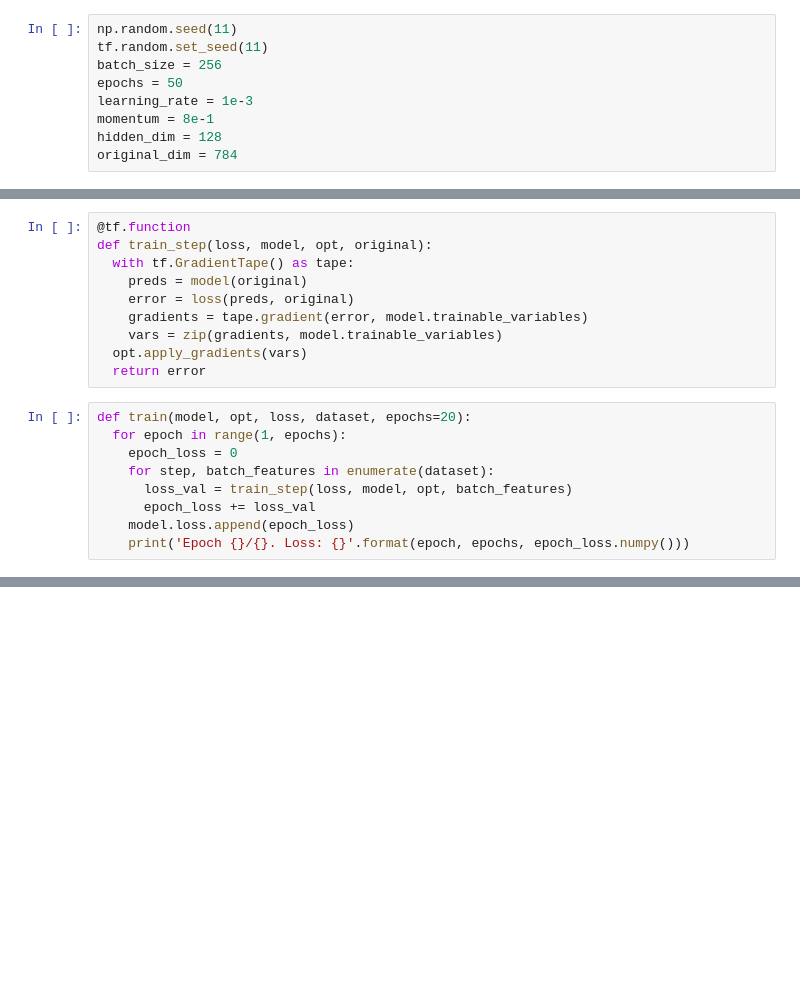
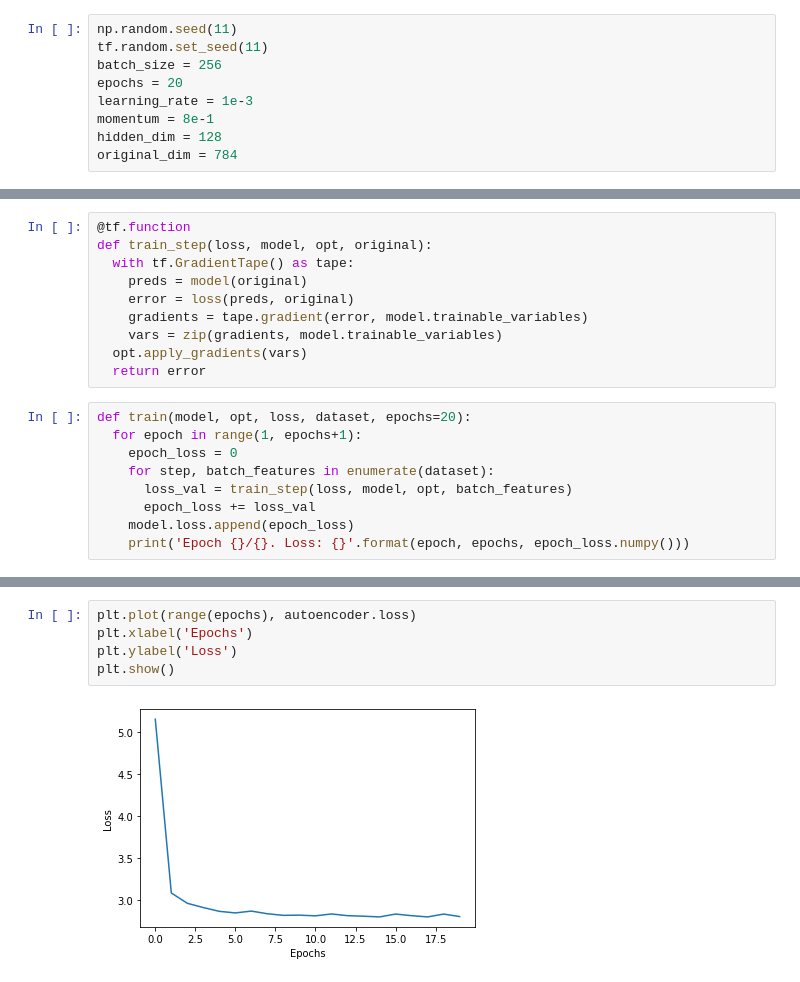
Before and after one commit to dude123studios/ClassicalDeepLearning, a Jupyter notebook: Vanilla_AutoEncoder.ipynb, the cells around one changed output, grey strips where cells are left out. Saved outputs shown, nothing was run; the diff lists cells and outputs as text; blank space fills up the shorter version.

```diff
--- a/Vanilla_AutoEncoder.ipynb
+++ b/Vanilla_AutoEncoder.ipynb
@@ -9,7 +9,7 @@ import matplotlib.pyplot as plt
 np.random.seed(11)
 tf.random.set_seed(11)
 batch_size = 256
-epochs = 50
+epochs = 20
 learning_rate = 1e-3
 momentum = 8e-1
 hidden_dim = 128
@@ -68,7 +71,7 @@ def train_step(loss, model, opt, original):
   return error
 # %%
 def train(model, opt, loss, dataset, epochs=20):
-  for epoch in range(1, epochs):
+  for epoch in range(1, epochs+1):
     epoch_loss = 0
     for step, batch_features in enumerate(dataset):
       loss_val = train_step(loss, model, opt, batch_features)
@@ -97,0 +104,7 @@ Epoch 49/50. Loss: 2.8221733570098877
+# %%
+plt.plot(range(epochs), autoencoder.loss)
+plt.xlabel('Epochs')
+plt.ylabel('Loss')
+plt.show()
+# %% [output]
+[figure, added]
```
Also changed, not shown: parts of 3 cells of this notebook.
